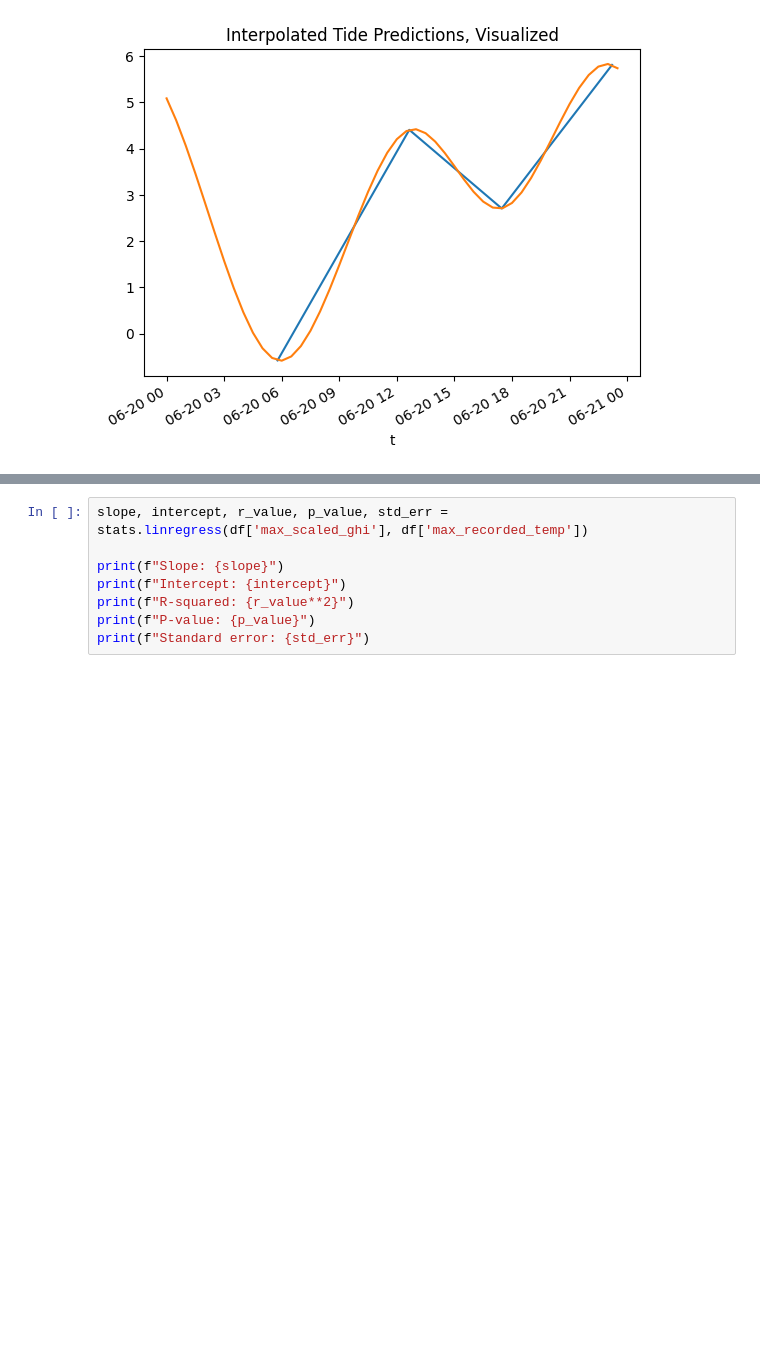
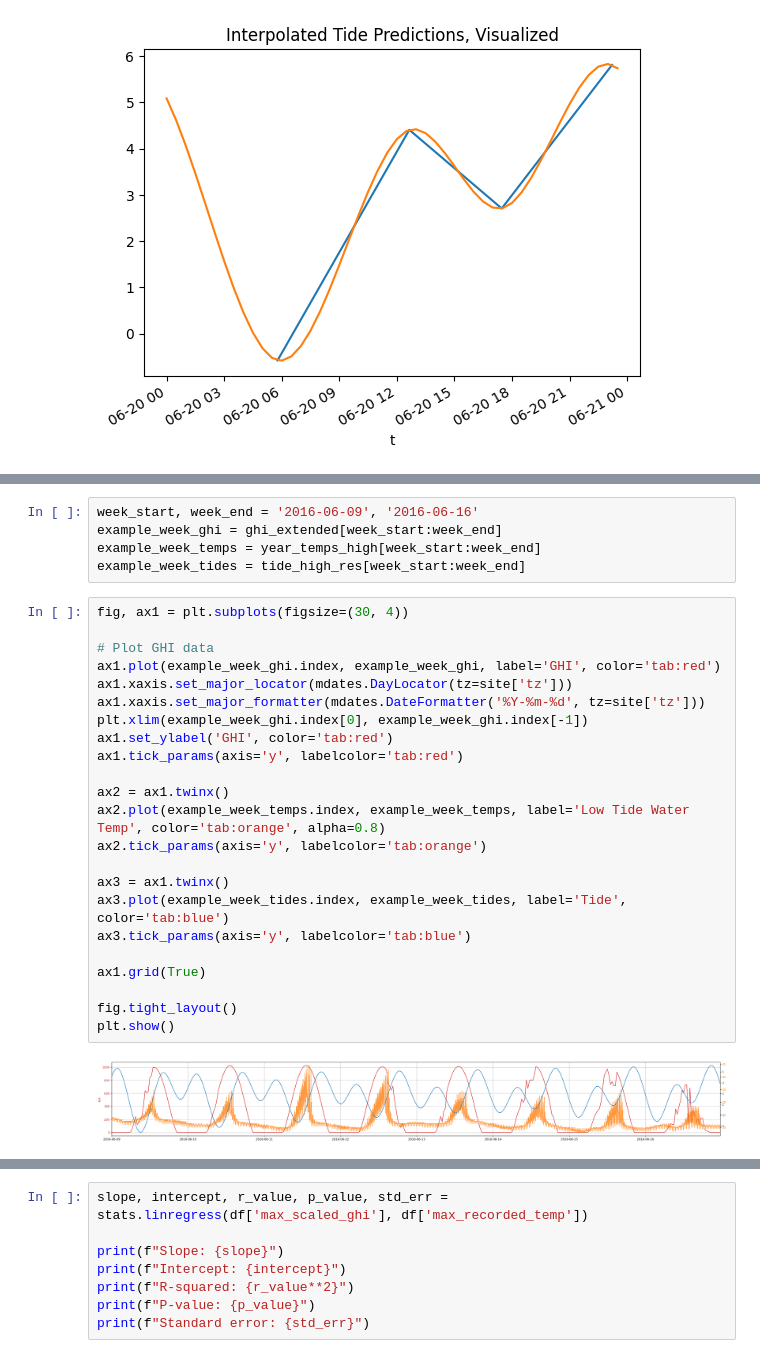
Before and after one commit to bbukaty/heat-wave-analysis, a Jupyter notebook: 09_scatter-plot-supplemental.ipynb, the cells around one changed output, grey strips where cells are left out. Drawn from its saved outputs; the diff is of its cells as text; blank space fills up the shorter version.

```diff
--- a/09_scatter-plot-supplemental.ipynb
+++ b/09_scatter-plot-supplemental.ipynb
@@ -166,0 +107,30 @@ We want to scale the solar radiation according to how low the tide was, so with
+# %%
+week_start, week_end = '2016-06-09', '2016-06-16'
+example_week_ghi = ghi_extended[week_start:week_end]
+example_week_temps = year_temps_high[week_start:week_end]
+example_week_tides = tide_high_res[week_start:week_end]
+# %%
+fig, ax1 = plt.subplots(figsize=(30, 4))
+
+# Plot GHI data
+ax1.plot(example_week_ghi.index, example_week_ghi, label='GHI', color='tab:red')
+ax1.xaxis.set_major_locator(mdates.DayLocator(tz=site['tz']))
+ax1.xaxis.set_major_formatter(mdates.DateFormatter('%Y-%m-%d', tz=site['tz']))
+plt.xlim(example_week_ghi.index[0], example_week_ghi.index[-1])
+ax1.set_ylabel('GHI', color='tab:red')
+ax1.tick_params(axis='y', labelcolor='tab:red')
+
+ax2 = ax1.twinx()
+ax2.plot(example_week_temps.index, example_week_temps, label='Low Tide Water Temp', color='tab:orange', alpha=0.8)
+ax2.tick_params(axis='y', labelcolor='tab:orange')
+
+ax3 = ax1.twinx()
+ax3.plot(example_week_tides.index, example_week_tides, label='Tide', color='tab:blue')
+ax3.tick_params(axis='y', labelcolor='tab:blue')
+
+ax1.grid(True)
+
+fig.tight_layout()
+plt.show()
+# %% [output]
+[figure, added]
```
Also changed, not shown: parts of 23 cells of this notebook, 5 other files.
